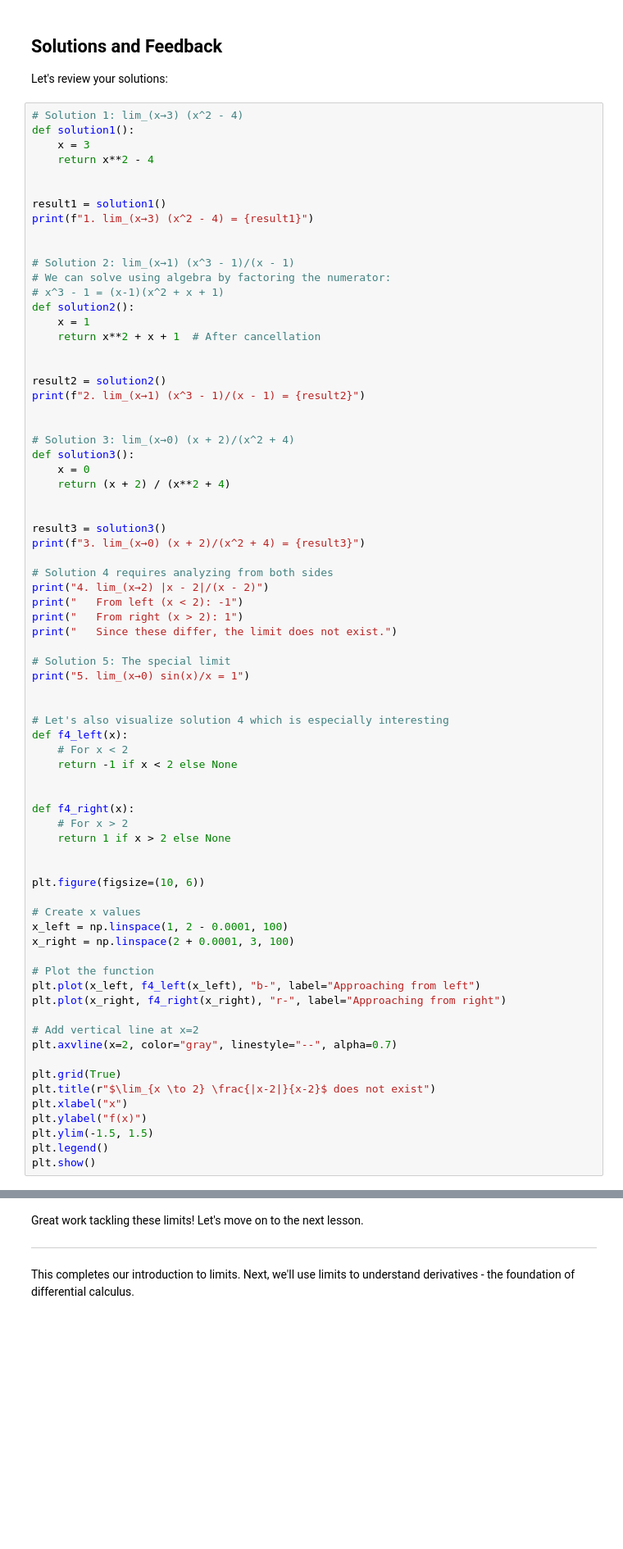
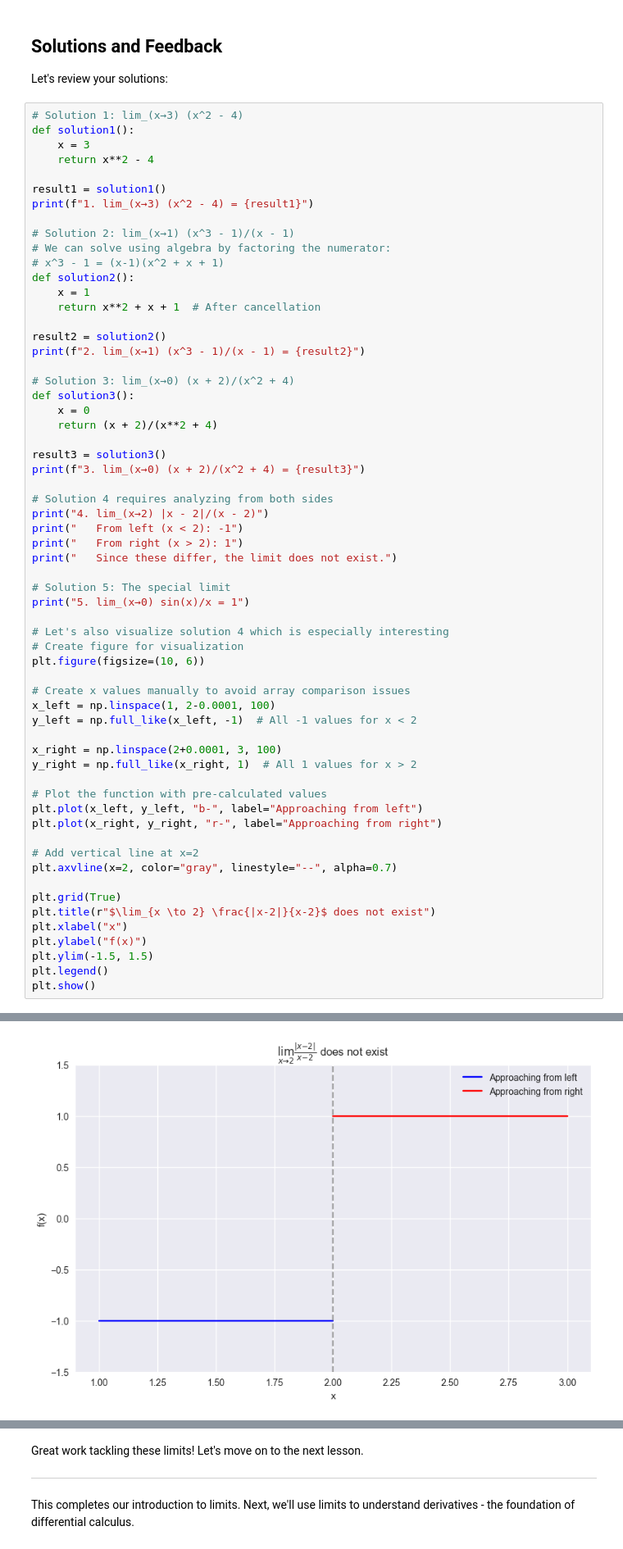
Before and after one commit to majorgilles/learn_calculus_with_claude, a Jupyter notebook: notebooks/lesson2_limits.ipynb, the cells around one changed output, grey strips where cells are left out. Shown at 82% size. Saved outputs shown, nothing was run; the diff lists cells and outputs as text; blank space fills up the shorter version.

```diff
--- a/notebooks/lesson2_limits.ipynb
+++ b/notebooks/lesson2_limits.ipynb
@@ -355,10 +411,8 @@ def solution1():
     x = 3
     return x**2 - 4
 
-
 result1 = solution1()
 print(f"1. lim_(x→3) (x^2 - 4) = {result1}")
-
 
 # Solution 2: lim_(x→1) (x^3 - 1)/(x - 1)
 # We can solve using algebra by factoring the numerator:
@@ -367,16 +421,13 @@ def solution2():
     x = 1
     return x**2 + x + 1  # After cancellation
 
-
 result2 = solution2()
 print(f"2. lim_(x→1) (x^3 - 1)/(x - 1) = {result2}")
-
 
 # Solution 3: lim_(x→0) (x + 2)/(x^2 + 4)
 def solution3():
     x = 0
-    return (x + 2) / (x**2 + 4)
-
+    return (x + 2)/(x**2 + 4)
 
 result3 = solution3()
 print(f"3. lim_(x→0) (x + 2)/(x^2 + 4) = {result3}")
@@ -390,27 +441,20 @@ print("   Since these differ, the limit does not exist.")
 # Solution 5: The special limit
 print("5. lim_(x→0) sin(x)/x = 1")
 
-
 # Let's also visualize solution 4 which is especially interesting
-def f4_left(x):
-    # For x < 2
-    return -1 if x < 2 else None
-
-
-def f4_right(x):
-    # For x > 2
-    return 1 if x > 2 else None
-
-
+# Create figure for visualization
 plt.figure(figsize=(10, 6))
 
-# Create x values
-x_left = np.linspace(1, 2 - 0.0001, 100)
-x_right = np.linspace(2 + 0.0001, 3, 100)
+# Create x values manually to avoid array comparison issues
+x_left = np.linspace(1, 2-0.0001, 100)
+y_left = np.full_like(x_left, -1)  # All -1 values for x < 2
 
-# Plot the function
-plt.plot(x_left, f4_left(x_left), "b-", label="Approaching from left")
-plt.plot(x_right, f4_right(x_right), "r-", label="Approaching from right")
+x_right = np.linspace(2+0.0001, 3, 100)
+y_right = np.full_like(x_right, 1)  # All 1 values for x > 2
+
+# Plot the function with pre-calculated values
+plt.plot(x_left, y_left, "b-", label="Approaching from left")
+plt.plot(x_right, y_right, "r-", label="Approaching from right")
 
 # Add vertical line at x=2
 plt.axvline(x=2, color="gray", linestyle="--", alpha=0.7)
@@ -422,3 +466,4 @@ plt.ylabel("f(x)")
 plt.ylim(-1.5, 1.5)
 plt.legend()
 plt.show()
+# %% [output]
@@ -425,3 +478,4 @@ plt.show()
+[figure, added]
 # %% [markdown]
 1. $\lim_{x \to 3} (x^2 - 4)$
    You're on the right track, but there's a small error. It should be $3^2$ (3 squared), not $3^3$ (3 cubed).
```
Also changed, not shown: parts of 8 cells of this notebook.
